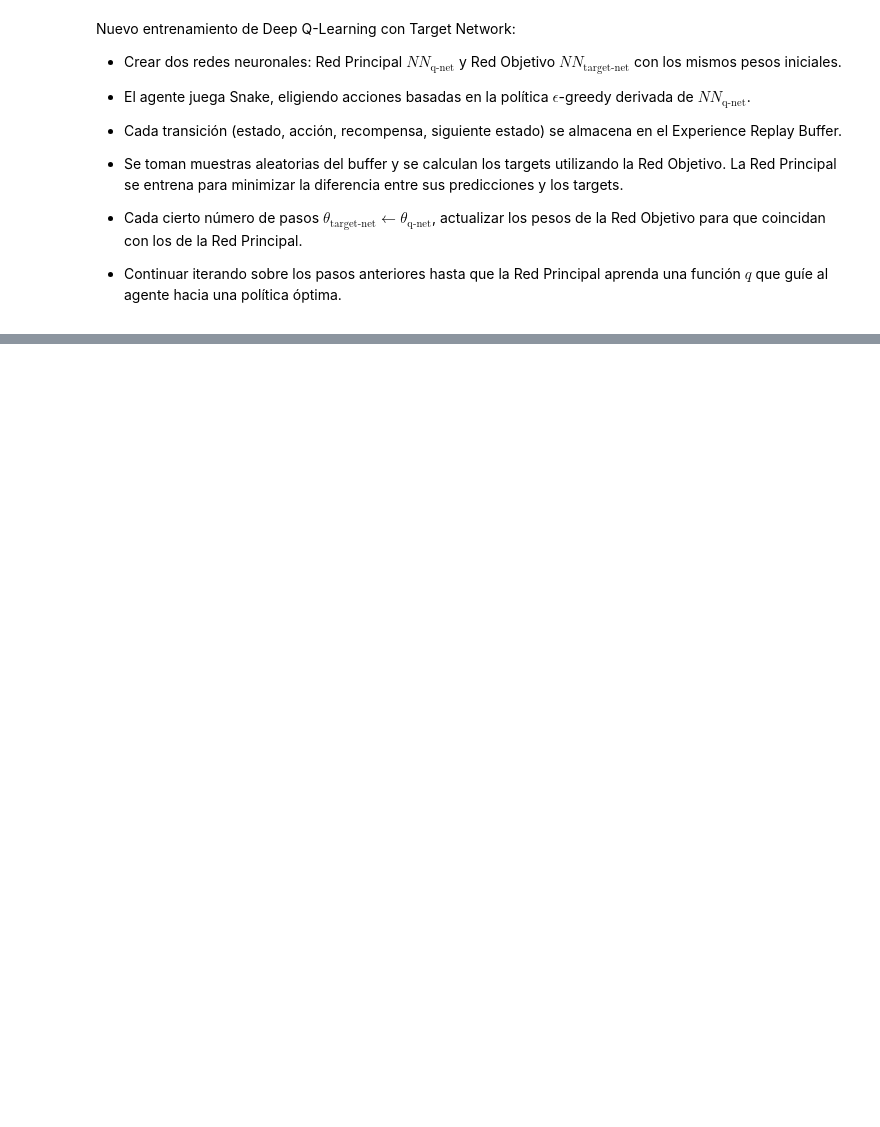
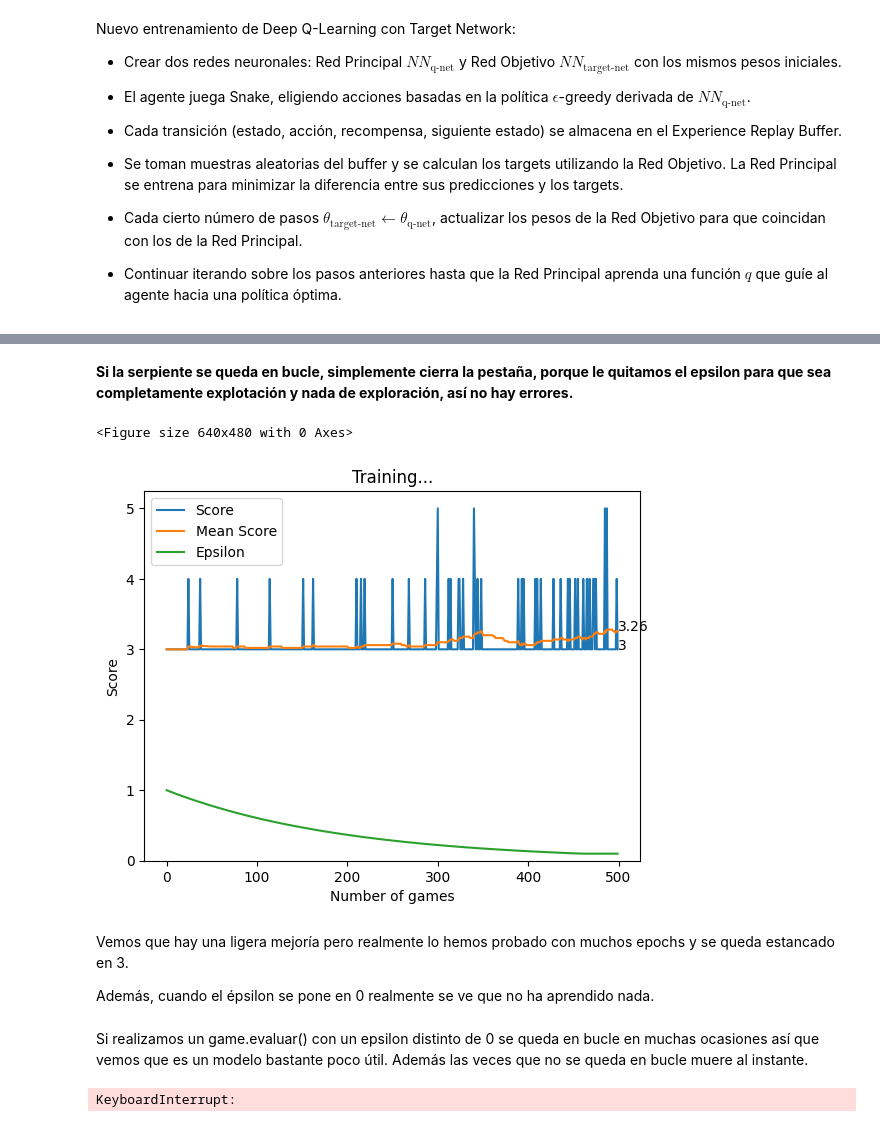
Before and after one commit to Chepados/practica_3_ALN, a Jupyter notebook: notebook_presentacion_rl.ipynb, the cells around one changed output, grey strips where cells are left out. Cells and saved outputs as stored; diff of their text form; code cells hidden in the pictures; blank space fills up the shorter version.

```diff
--- a/notebook_presentacion_rl.ipynb
+++ b/notebook_presentacion_rl.ipynb
@@ -342,5 +234,40 @@ Utilidad de todo lo dado para entender cómo funciona:
 # %%
-import dependencias
-from dependencias.Agentes.deep_q_agent import state_function_8n, state_function_15, plot_scores_function, train_rl_agent, state_big_matrix
+#Parámetros del juego
+x, y = 10, 10
+
+# Parámetros del agente
+dqnagent_matrix = dependencias.Agentes.DQNAgentN(
+    gamma=0.99,
+    epsilon=1.0,
+    epsilon_min=0.1,
+    epsilon_decay=0.995,
+    learning_rate=0.0005,
+    input_dim=x*y,
+    hidden_dim = 128,
+    n_actions=4,
+    batch_size=64,
+    mem_size=10000,
+    target_update_freq=100,
+    checkpoint_dir='new_checkpoints',
+    state_function=state_big_matrix
+)
-# %% [markdown]
-#
+# %%
+game1 = juegorl.Snake_game((x, y), 1, dqnagent_matrix)
+# %%
+n_games = 0
+total_score = 0
+plot_epsilons = []
+plot_scores = []
+plot_mean_scores = []
+# %% [markdown]
+**Si la serpiente se queda en bucle, simplemente cierra la pestaña, porque le quitamos el epsilon para que sea completamente explotación y nada de exploración, así no hay errores.**
+# %%
+#Función creada por nosotros para entrenar el agente y para jugar, guardar y plotear los resultados cada x episodios. Además también guarda un modelo del agente.
+train_rl_agent(500, 250, game1, dqnagent_matrix,state_big_matrix , n_games, total_score, plot_epsilons, plot_scores, plot_mean_scores)
+# %% [output]
+<Figure size 640x480 with 0 Axes>
+[figure, added]
+# %% [markdown]
+Vemos que hay una ligera mejoría pero realmente lo hemos probado con muchos epochs y se queda estancado en 3.
+
+Además, cuando el épsilon se pone en 0 realmente se ve que no ha aprendido nada.
@@ -346,0 +277,8 @@ from dependencias.Agentes.deep_q_agent import state_function_8n, state_function_
+# %% [markdown]
+Si realizamos un game.evaluar() con un epsilon distinto de 0 se queda en bucle en muchas ocasiones así que vemos que es un modelo bastante poco útil. Además las veces que no se queda en bucle muere al instante.
+# %%
+epsilon_original = dqnagent_matrix.epsilon
+dqnagent_matrix.epsilon = 0
+game1.evaluar(100)
+# %% [output]
+KeyboardInterrupt:
```
Also changed, not shown: parts of 90 cells of this notebook, 17 other files.
